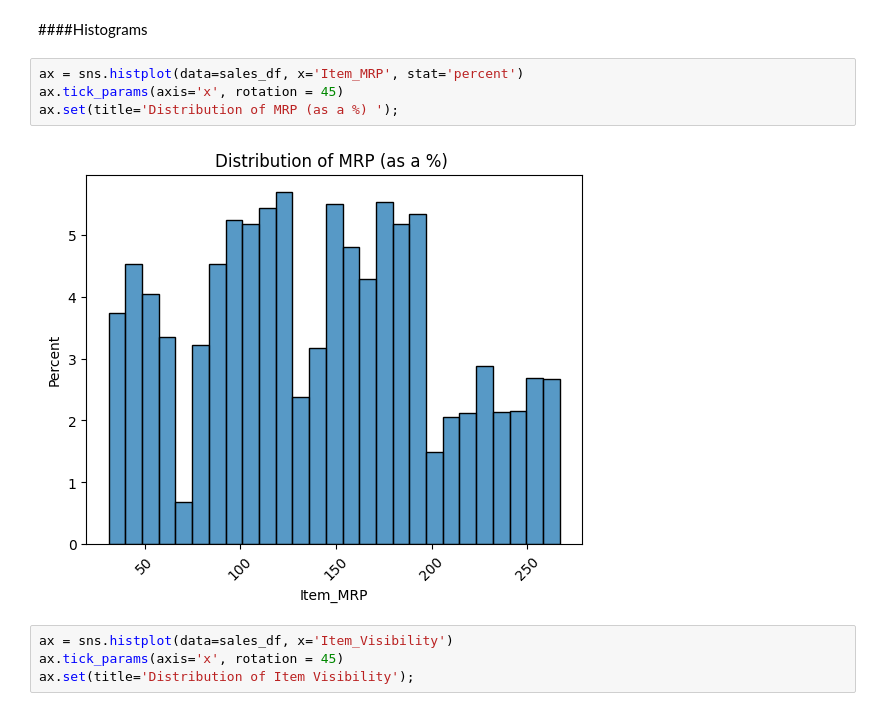
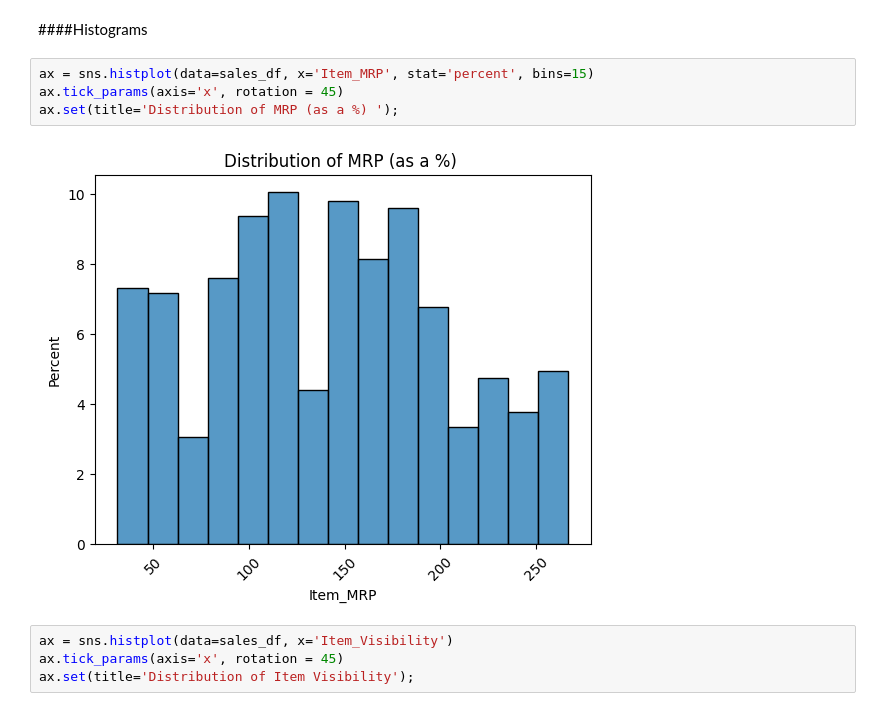
Before and after one commit to bubbles42/predicting-product-sales, a Jupyter notebook: predicting_product_sales.ipynb, the cells around one changed output. Saved outputs shown, nothing was run; the diff lists cells and outputs as text.

```diff
--- a/predicting_product_sales.ipynb
+++ b/predicting_product_sales.ipynb
@@ -248,11 +248,11 @@ memory usage: 799.2+ KB
 # %% [markdown]
 ####Histograms
 # %%
-ax = sns.histplot(data=sales_df, x='Item_MRP', stat='percent')
+ax = sns.histplot(data=sales_df, x='Item_MRP', stat='percent', bins=15)
 ax.tick_params(axis='x', rotation = 45)
 ax.set(title='Distribution of MRP (as a %) ');
 # %% [output]
-[figure, old version]
+[figure, new version]
 # %%
 ax = sns.histplot(data=sales_df, x='Item_Visibility')
 ax.tick_params(axis='x', rotation = 45)
```
Also changed, not shown: parts of 1 cell of this notebook.
